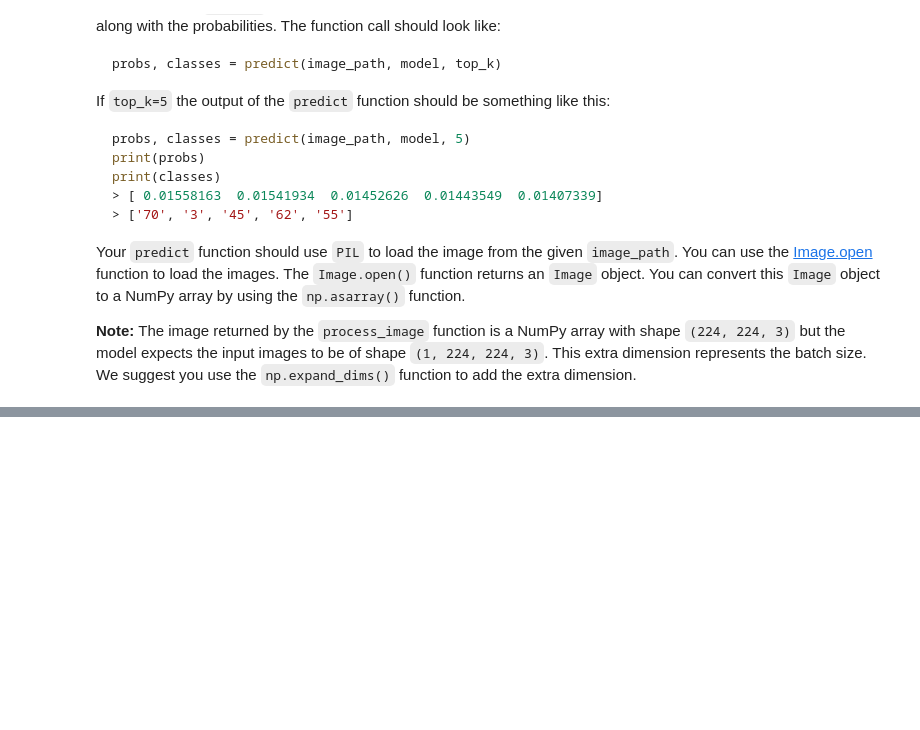
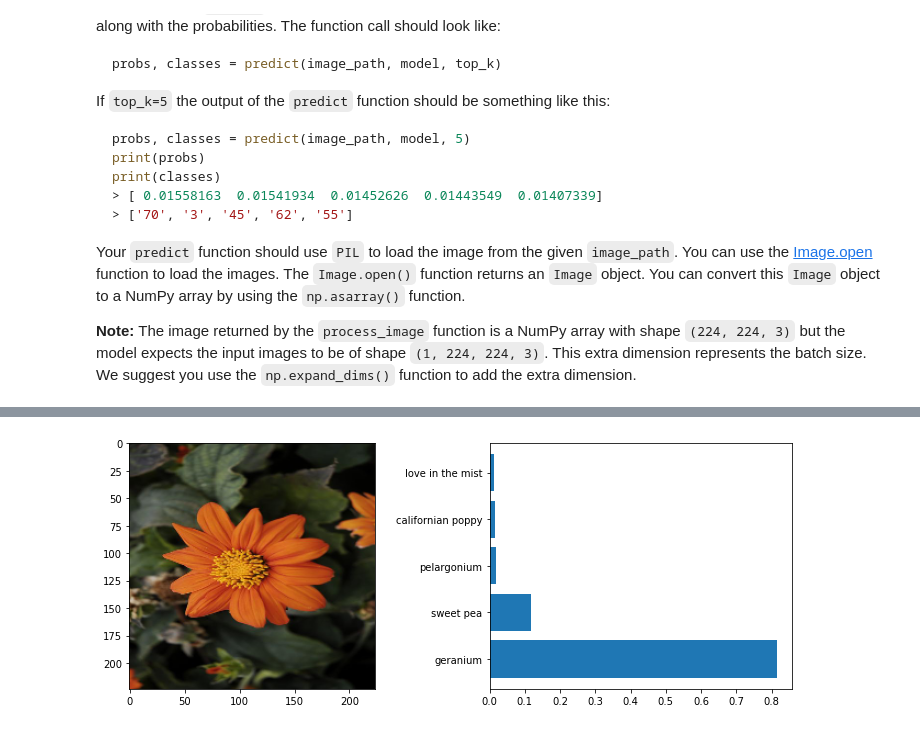
Before and after one commit to droussis/intro_to_ml_with_tf, a Jupyter notebook: image_classifier/Project_Image_Classifier_Project.ipynb, the cells around one changed output, grey strips where cells are left out. Saved outputs shown, nothing was run; the diff lists cells and outputs as text; code cells hidden in the pictures; blank space fills up the shorter version.

```diff
--- a/image_classifier/Project_Image_Classifier_Project.ipynb
+++ b/image_classifier/Project_Image_Classifier_Project.ipynb
@@ -280,7 +280,7 @@ Load the Keras model you saved above.
 # %%
 # TODO: Load the Keras model
 
-loaded_model = tf.keras.models.load_model('flower_classifier.h5',
+final_model = tf.keras.models.load_model('flower_classifier.h5',
                                           custom_objects={'KerasLayer': tf_hub.KerasLayer})
 # %% [markdown]
 # Inference for Classification
@@ -379,3 +377,15 @@ Your `predict` function should use `PIL` to load the image from the given `image
+# %%
+# TODO: Create the predict function
+
+def predict(image_path, model, k):
+    image = Image.open(image_path)
+    image = np.asarray(image)
+    image = process_image(image)
+    image = np.expand_dims(image, axis=0)
+    prediction = model.predict(image)[0]
+    top_indices = np.argsort(-prediction)[:k]
+    top_values = prediction[top_indices]
+    return top_values, top_indices
 # %% [markdown]
 # Sanity Check
 
@@ -395,0 +404,19 @@ You can convert from the class integer labels to actual flower names using `clas
+# %%
+# TODO: Plot the input image along with the top 5 classes
+
+image_path = './test_images/orange_dahlia.jpg'
+
+image = image_path
+image = Image.open(image_path)
+image = np.asarray(image)
+image = process_image(image)
+probs, indices = predict(image_path, final_model, 5)
+classes = [class_names.get(str(x)) for x in indices]
+fig, (ax1, ax2) = plt.subplots(figsize=(10, 4), ncols=2)
+
+ax1.imshow(image)
+ax2 = plt.barh(classes, probs)
+plt.tight_layout()
+plt.show()
+# %% [output]
+[figure, added]
```
Also changed, not shown: parts of 4 cells of this notebook.
